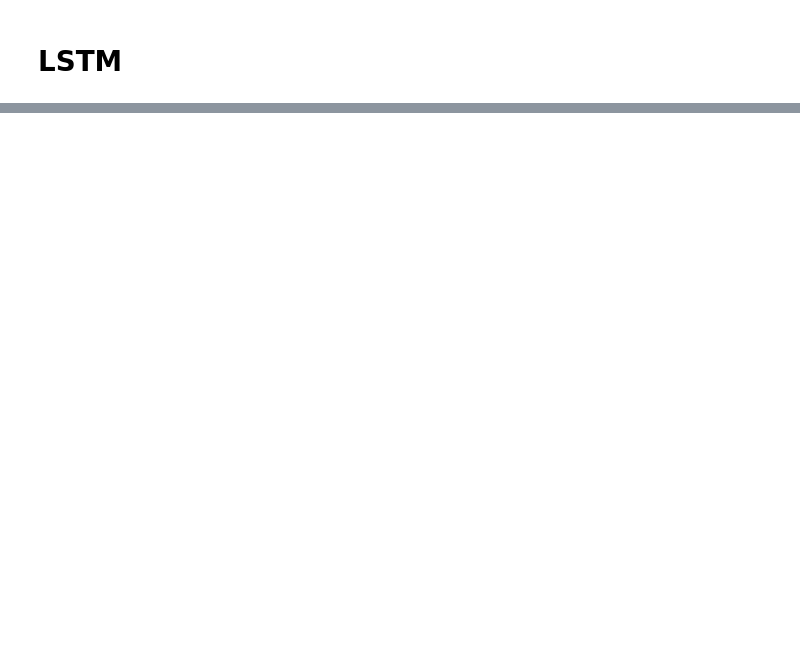
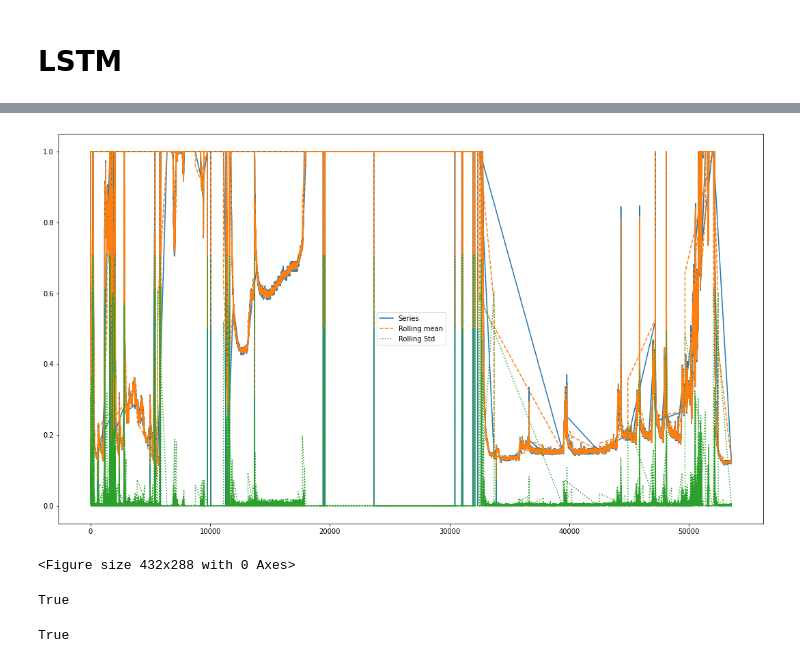
Before and after one commit to CodeWithEhtisham/Index-prediction, a Jupyter notebook: CH4_prediction.ipynb, the cells around one changed output, grey strips where cells are left out. Saved outputs shown, nothing was run; the diff lists cells and outputs as text; code cells hidden in the pictures; blank space fills up the shorter version.

```diff
--- a/CH4_prediction.ipynb
+++ b/CH4_prediction.ipynb
@@ -585,0 +575,26 @@ Performing stepwise search to minimize aic
+# %%
+def difference(dataset, interval=1):
+    diff = list()
+    for i in range(interval, len(dataset)):
+        value = dataset[i] - dataset[i - interval]
+        diff.append(value)
+    return np.array(diff)
+
+def inverse_difference(history, yhat, interval=1):
+    return yhat + history[-interval]
+
+def describeSeries(data, label):
+    fig = plt.gcf()
+    fig.set_size_inches(18.5, 10.5)
+    plt.plot(data, label = "Series")
+    plt.plot(data.rolling(window = 2).mean(), '--', label = "Rolling mean")
+    plt.plot(data.rolling(2).std(), ":", label = "Rolling Std")
+    plt.legend()
+    plt.show()
+    plt.savefig(label)
+    plt.clf()
+# %%
+describeSeries(df['CH4'], "DescribeCO.png")
+# %% [output]
+[figure, added]
+<Figure size 432x288 with 0 Axes>
@@ -585,0 +608,9 @@ Performing stepwise search to minimize aic
+# %%
+
+isSeriesStationaryAvg(df["CH4"].values)
+# %% [output]
+True
+# %%
+isSeriesStationary(df["CH4"].values)
+# %% [output]
+True
```
Also changed, not shown: parts of 58 cells of this notebook, 24 other files.
